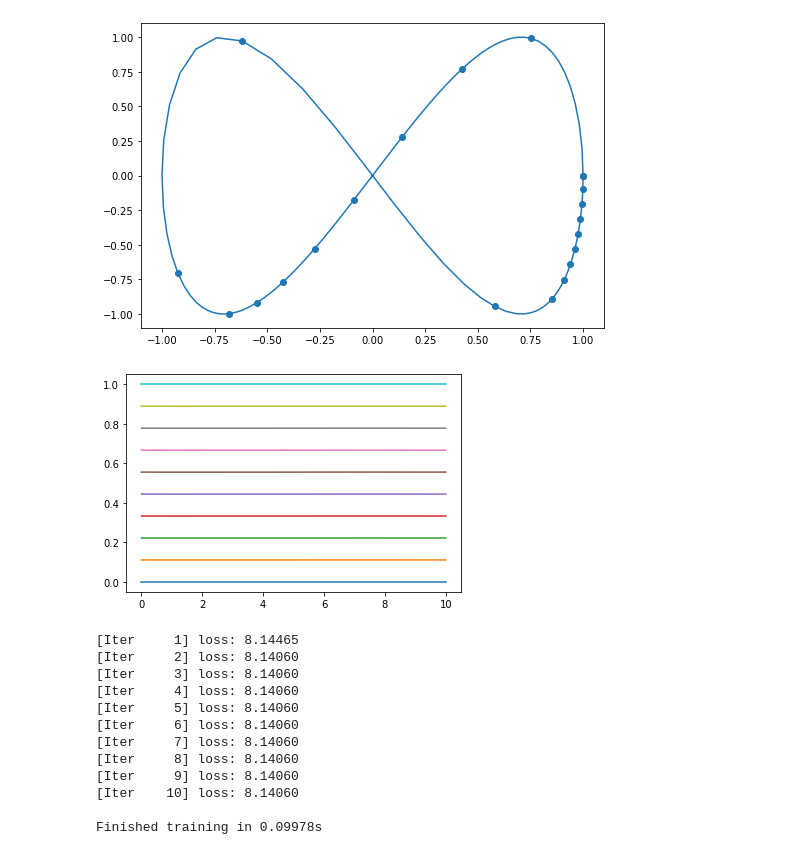
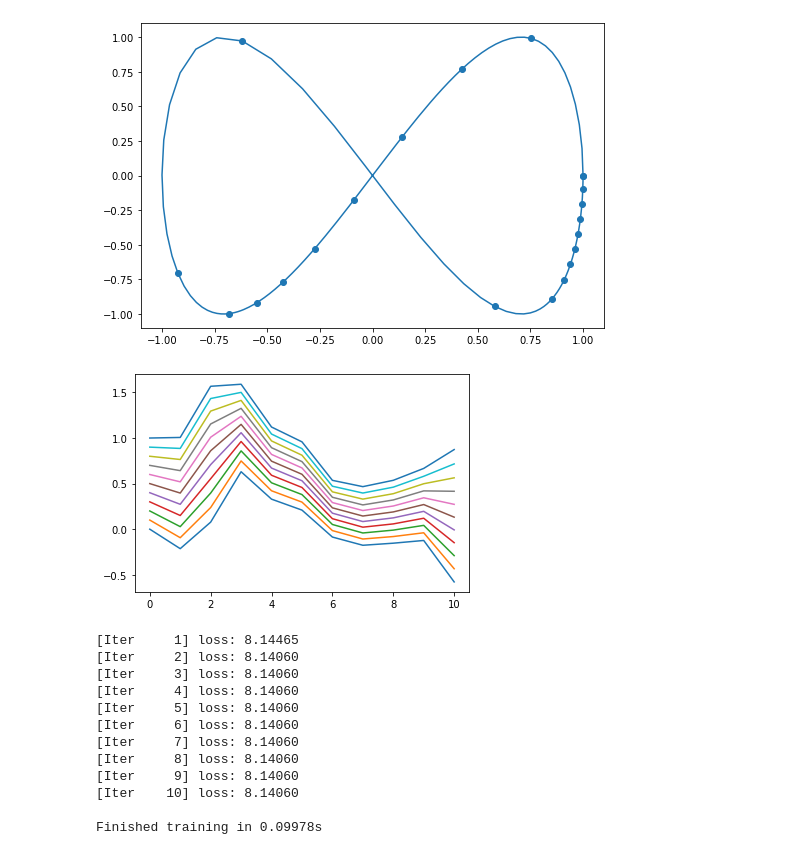
Before and after one commit to jorgenriseth/deepshape, a Jupyter notebook: deepshape/I-ResNets.ipynb, the cells around one changed output. Saved outputs shown, nothing was run; the diff lists cells and outputs as text; code cells hidden in the pictures.

```diff
--- a/deepshape/I-ResNets.ipynb
+++ b/deepshape/I-ResNets.ipynb
@@ -77,13 +77,12 @@ for i in range(test_iters):
     W1 = nuclear_normalization(W0, c=0.95, iters=power_iters)
     assert torch.linalg.norm(W1, 2) < 1.
 
-class SpectralDense(nn.Module):
-    def __init__(self, input_dim : int, hidden_dim : int):
+class SpectralDenseLayer(nn.Module):
+    def __init__(self, input_dim: int, out_dim: int = 1):
         super().__init__()
         self.input_dim = input_dim
         self.hidden_dim = hidden_dim
         self.layer1 = nn.Linear(input_dim, hidden_dim, bias=False)
-        self.layer2 = nn.Linear(hidden_dim, input_dim, bias=False)
 
     def forward(self, x):
 #         return x + self.layer2(torch.tanh(self.layer1(x)))
@@ -104,46 +149,43 @@ def min_max_norm(Z):
 # %%
 ###########################################################
 # Test 1: Check that spectral_resnet indeed preserves order
 ###########################################################
 add_iters = 1
 input_size = 1
 hidden_size = 256
 c = 0.9
-num_layers = 10
+inner_layers = 1
+outer_layers = 10
+num_layers = 1
 
 
-# Create network with [num_layers layers]
+# # Create network with [num_layers layers]
 network = nn.Sequential()
-for l in range(num_layers):
-    network.add_module(f"SpectralDense{l}", SpectralDense(input_size, hidden_size))
-
+for l in range(outer_layers):
+    network.add_module(f"SpectralResLayer{l}", SpectralResidualLayer(input_size, inner_layers, hidden_size))
+network
 
 # Data to be used.
-x = torch.linspace(0, 1, 10).unsqueeze(-1)
+x = torch.linspace(0, 1, 11).unsqueeze(-1)
 Z = x.clone().transpose(0, 1)
 y = x.clone()
 
 # Multiple attempts
 for i in range(add_iters):
     # Want to modify parameters without keeping track of operations.
     with torch.no_grad():
-
-        # Go through each layer in the single "nn.Sequential" module that is there.
         for layer in next(network.modules()):
-            for W in layer.parameters():
-                W += 10. * torch.randn(W.size())
-            layer.project(1.)
             y = layer(y)
             Z = torch.vstack((Z, y.clone().transpose(0, 1)))
 
-    # Plot network.
-    plt.figure()
-    plt.plot(Z)
-    plt.show()
+        # Plot network.
+        plt.figure()
+        plt.plot(Z)
+        plt.show()
 
-    assert (np.diff(y.flatten()) > 0.0).all(), "Layer not invertible"
+        assert (np.diff(y.flatten()) > 0.0).all(), "Layer not invertible"
 # %% [output]
-[figure, old version]
+[figure, new version]
 # %%
 def train(q, r, network, optimizer, scheduler=None, loss=nn.MSELoss(),
           npoints=1024, iterations=300, epsilon=None, log_every=10):
```
Also changed, not shown: parts of 2 cells of this notebook.
